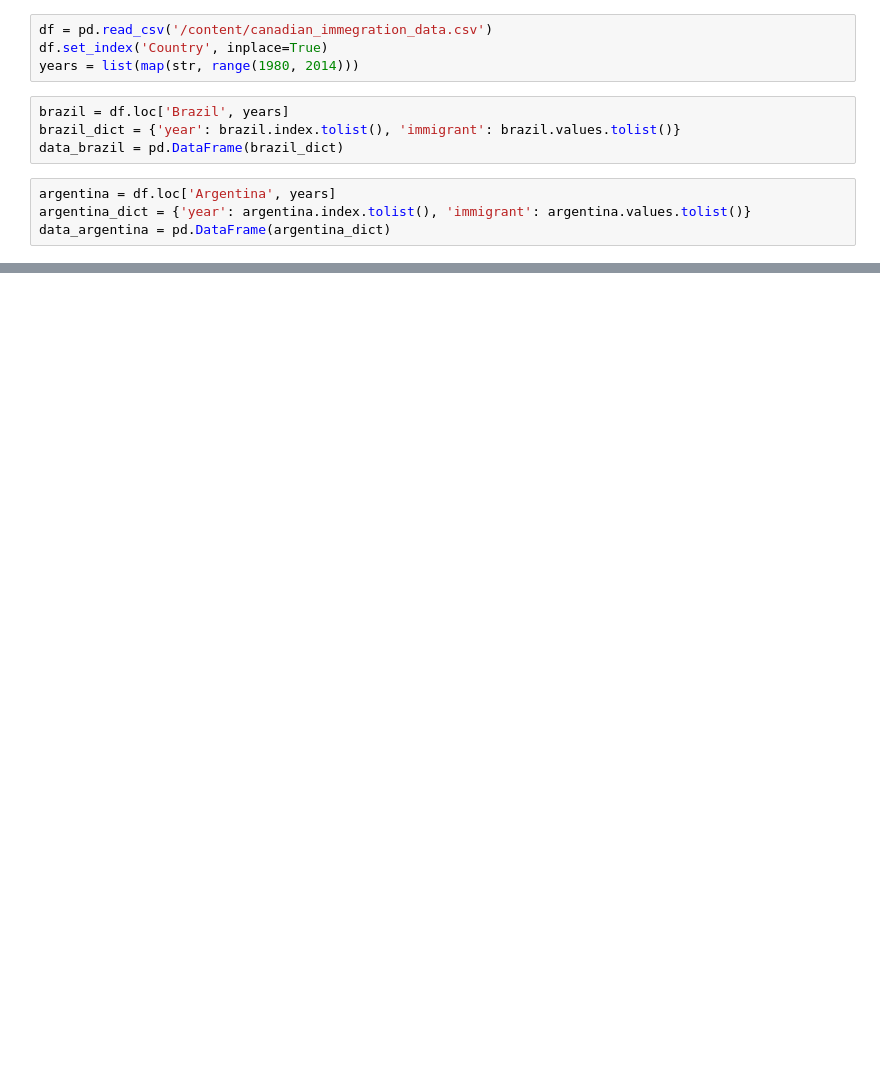
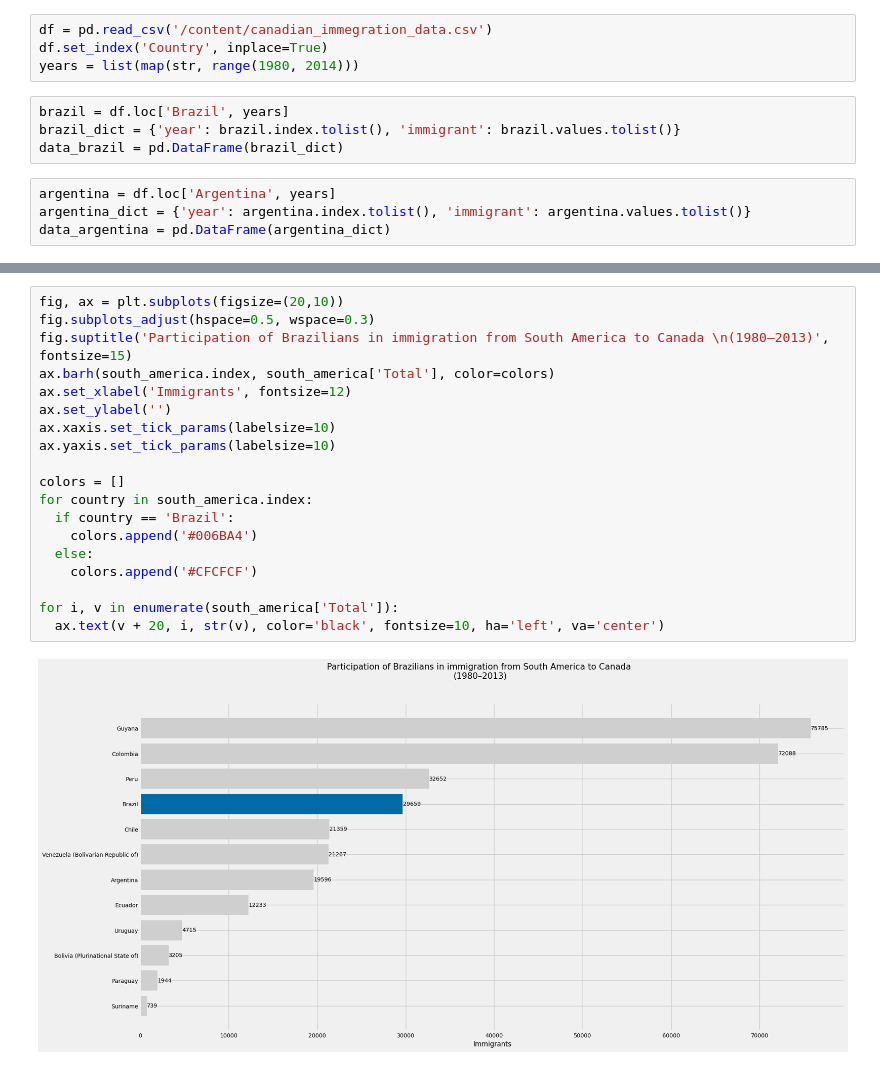
Before and after one commit to augustoematos/python-data-analysis-portfolio, a Jupyter notebook: brazilian_immigration_to_canada_1980_2013.ipynb, the cells around one changed output, grey strips where cells are left out. Saved outputs shown, nothing was run; the diff lists cells and outputs as text; blank space fills up the shorter version.

```diff
--- a/brazilian_immigration_to_canada_1980_2013.ipynb
+++ b/brazilian_immigration_to_canada_1980_2013.ipynb
@@ -101,0 +110,21 @@ plt.show()
+# %%
+fig, ax = plt.subplots(figsize=(20,10))
+fig.subplots_adjust(hspace=0.5, wspace=0.3)
+fig.suptitle('Participation of Brazilians in immigration from South America to Canada \n(1980–2013)', fontsize=15)
+ax.barh(south_america.index, south_america['Total'], color=colors)
+ax.set_xlabel('Immigrants', fontsize=12)
+ax.set_ylabel('')
+ax.xaxis.set_tick_params(labelsize=10)
+ax.yaxis.set_tick_params(labelsize=10)
+
+colors = []
+for country in south_america.index:
+  if country == 'Brazil':
+    colors.append('#006BA4')
+  else:
+    colors.append('#CFCFCF')
+
+for i, v in enumerate(south_america['Total']):
+  ax.text(v + 20, i, str(v), color='black', fontsize=10, ha='left', va='center')
+# %% [output]
+[figure, added]
```
Also changed, not shown: parts of 6 cells of this notebook.
